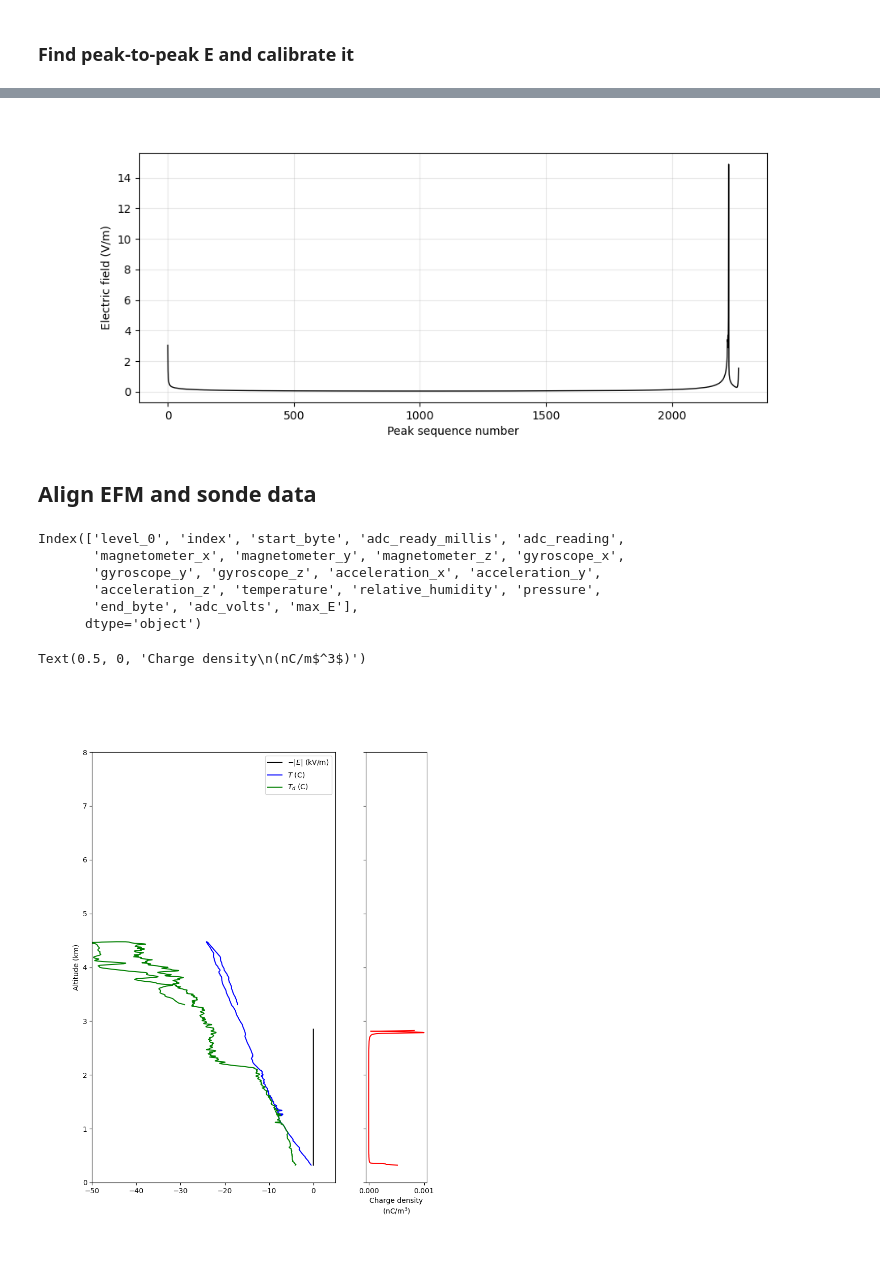
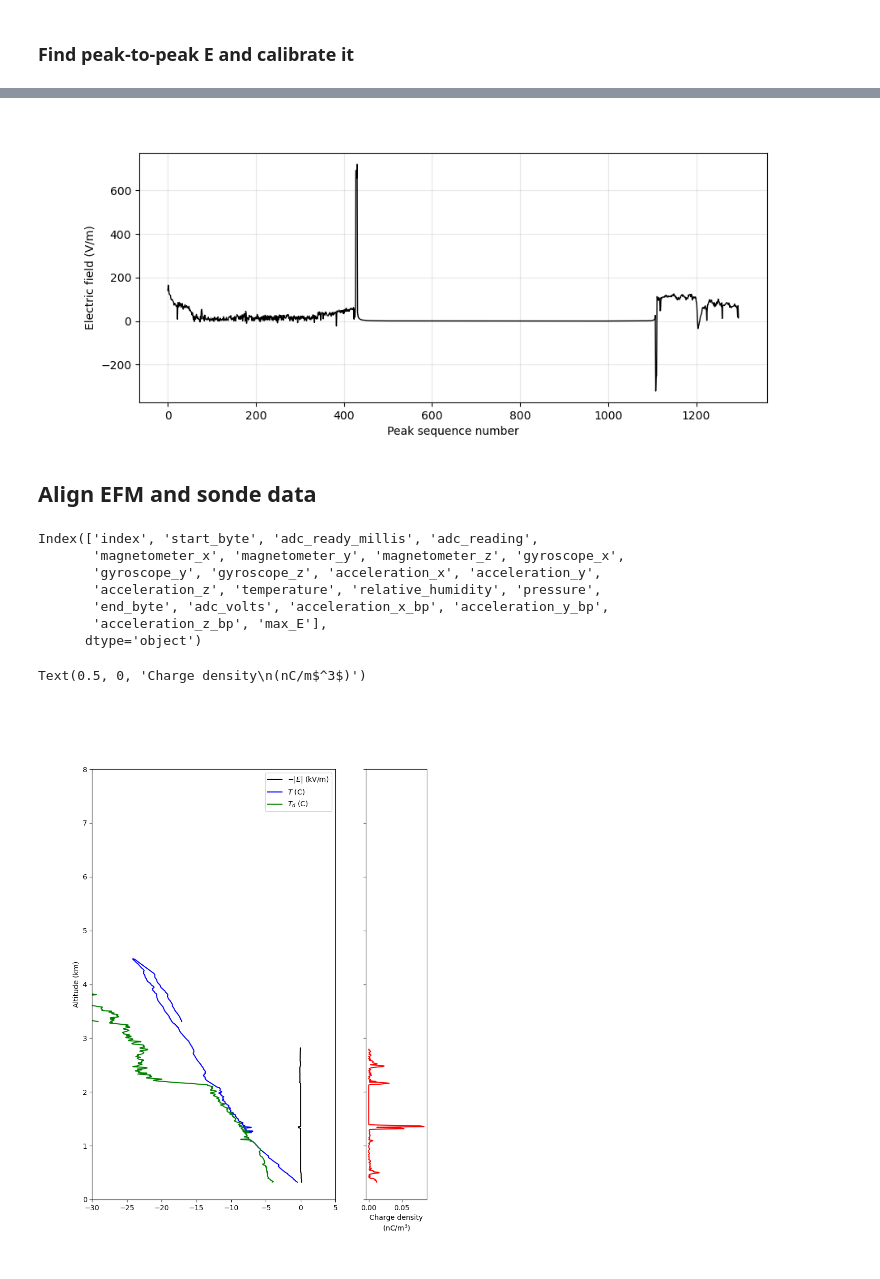
Before and after one commit to deeplycloudy/efmlib, a Jupyter notebook: cases-LEE/IOP08-EFM-Frost-1652.ipynb, the cells around one changed output, grey strips where cells are left out. Cells and saved outputs as stored; diff of their text form; code cells hidden in the pictures.

```diff
--- a/cases-LEE/IOP08-EFM-Frost-1652.ipynb
+++ b/cases-LEE/IOP08-EFM-Frost-1652.ipynb
@@ -91,0 +92,14 @@ if show_plots == True:
+# %%
+# DRAFT: Bandpass filter the accelerometer signals, and then normalize by the total
+# length of the acceleration vector. Will naturally remove the centrifugal component, too.
+# For a quick hack at polarity, also bandpass filter the ADC signal the same way
+# as the acceleromter, then multiply and low pass filter to get a (hopefully slowly varying) polarity signal.
+
+fs = 45.45
+f_spin = efmlib.signal.freq_peak(df_fiber['acceleration_x'], fs)[0]
+print("Spin rate from peak frequency is ", f_spin)
+
+df_fiber, passband, bp_sos = efmlib.signal.normalize_accelerometer(df_fiber, fs=fs)
+# Set the low pass cutoff at the same point as the lower end of the accelerometer passband. It's convenient.
+lp_cut = passband[0]
+adc_polarity_bp, lp_sos, adc_polarity, adc_sign = efmlib.signal.simplistic_E_polarity(df_fiber, bp_sos, lp_cut, fs=fs)
@@ -159,7 +175,7 @@ ax.set_xlabel('Peak sequence number')
 ax.set_ylabel('Electric field (V/m)')
 ax.grid(alpha=0.3)
 # %% [output]
-[figure, old version]
+[figure, new version]
 # %%
 max_E = np.empty_like(adc_samples)*np.nan
 
@@ -169,17 +185,18 @@ max_E_idx = ((peak_idx+neg_peak_idx)/2.0).astype(int)
 max_E[max_E_idx] = E_calibrated_mag
 
 # Would be nice to LPF interpolate here before assigning back.
-df_fiber['max_E'] = max_E
+df_fiber['max_E'] = max_E*adc_sign
 # %% [markdown]
 ## Align EFM and sonde data
 # %%
 df_fiber.columns
 # %% [output]
-Index(['level_0', 'index', 'start_byte', 'adc_ready_millis', 'adc_reading',
+Index(['index', 'start_byte', 'adc_ready_millis', 'adc_reading',
        'magnetometer_x', 'magnetometer_y', 'magnetometer_z', 'gyroscope_x',
        'gyroscope_y', 'gyroscope_z', 'acceleration_x', 'acceleration_y',
        'acceleration_z', 'temperature', 'relative_humidity', 'pressure',
-       'end_byte', 'adc_volts', 'max_E'],
+       'end_byte', 'adc_volts', 'acceleration_x_bp', 'acceleration_y_bp',
+       'acceleration_z_bp', 'max_E'],
       dtype='object')
 # %%
 sonde_time_var = 'Time'
@@ -208,16 +225,16 @@ charge_density_nCm3 = np.abs(
 # %%
 fig, (ax, ax_rho) = plt.subplots(1,2, figsize=(8.5, 11),
                                  gridspec_kw={'width_ratios': [0.8, 0.2]}, sharey=True)
 ax.plot(-E_smoothed/1000.0, df_merged.alt_km, color='k', label='$-|E|$ (kV/m)')
 ax.plot(df_merged.T_C, df_merged.alt_km, color='b', label='$T$ (C)')
 ax.plot(df_merged.Td_C, df_merged.alt_km, color='g', label='$T_d$ (C)')
 ax.legend()
-ax.set_xlim(-50,5)
+ax.set_xlim(-30,5)
 ax.set_ylim(0, 8)
 ax.set_ylabel('Altitude (km)')
 
 ax_rho.plot(charge_density_nCm3, df_merged.alt_km, color='r')
 ax_rho.set_xlabel('Charge density\n(nC/m$^3$)')
 # %% [output]
 Text(0.5, 0, 'Charge density\n(nC/m$^3$)')
-[figure, old version]
+[figure, new version]
```
Also changed, not shown: parts of 7 cells of this notebook, 13 other files.
